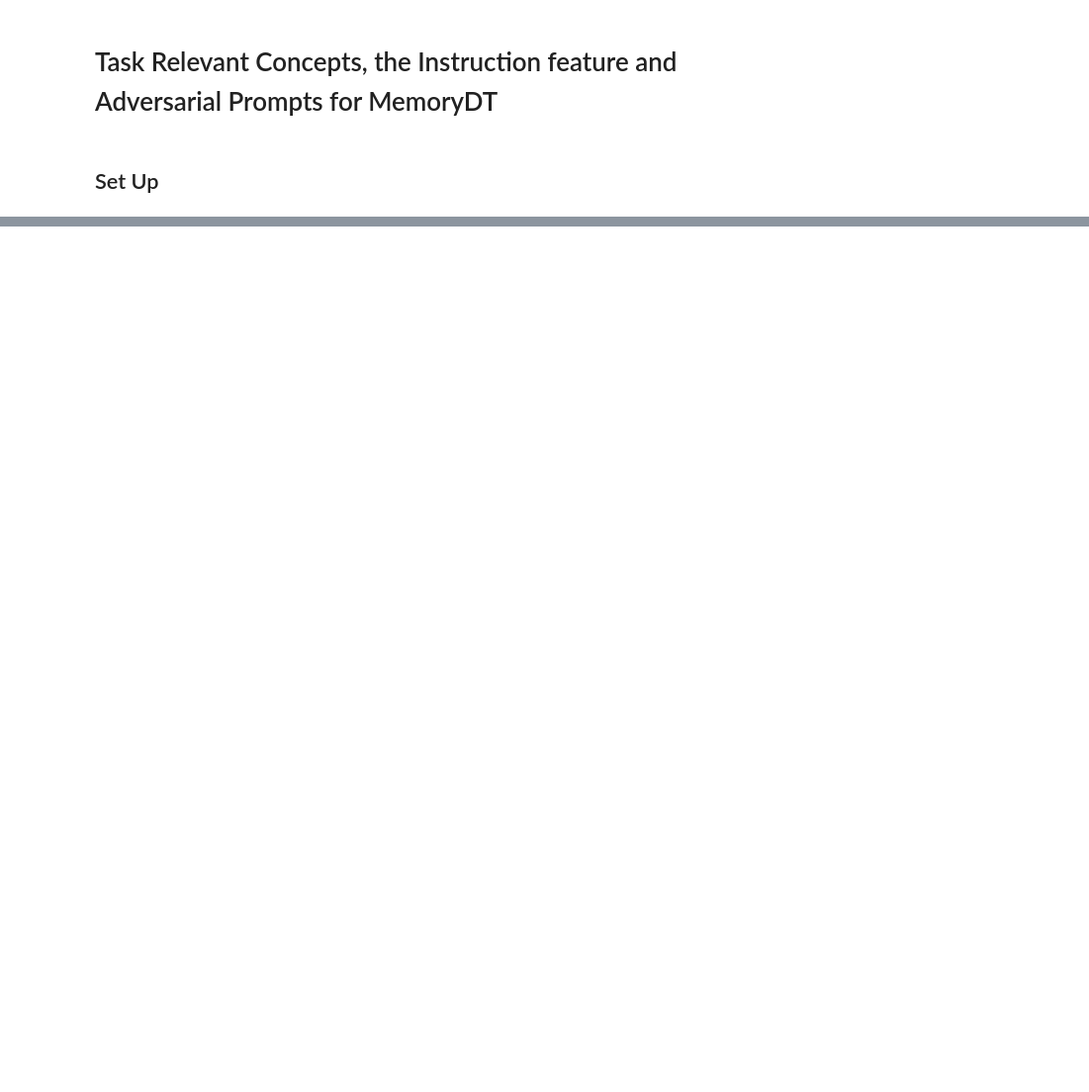
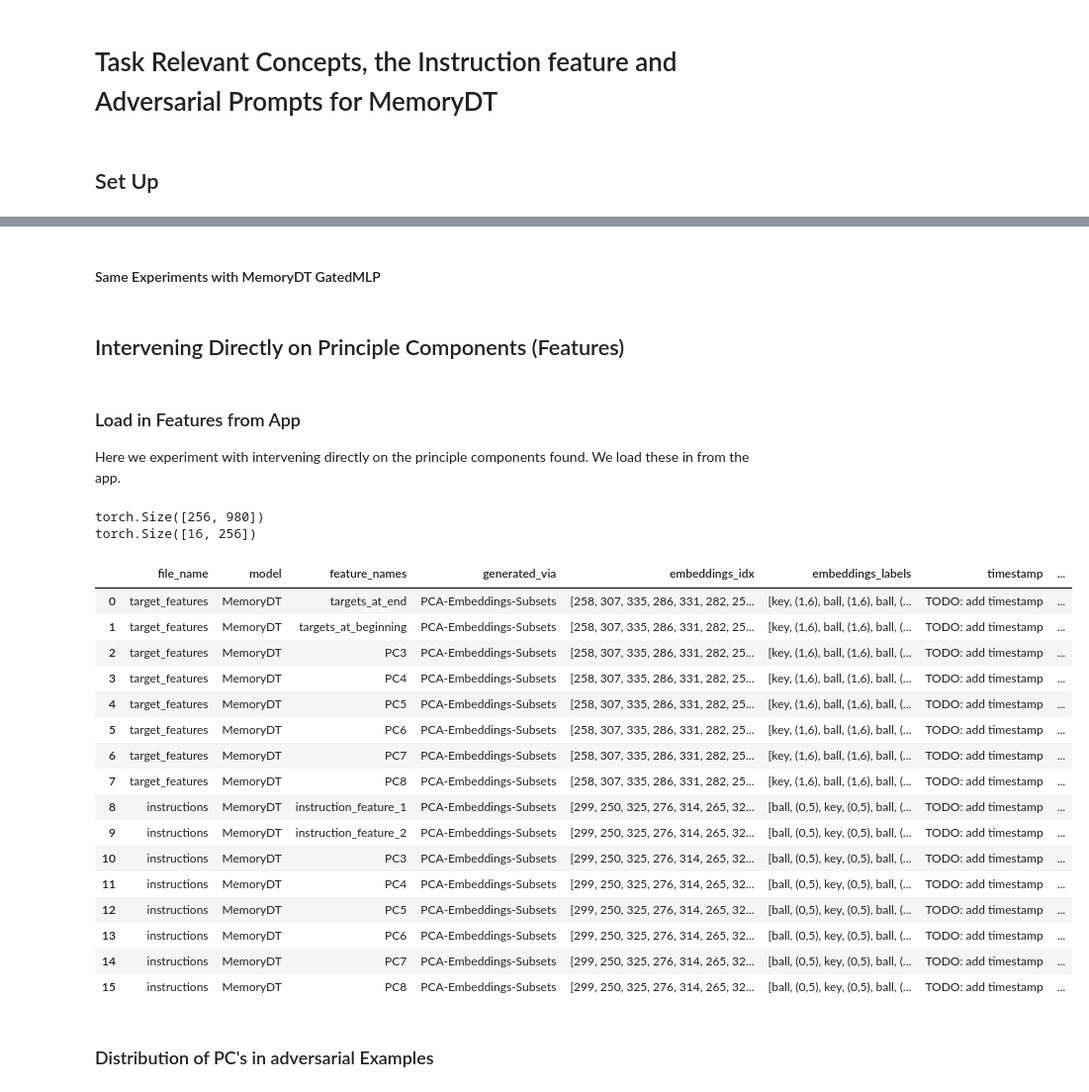
Before and after one commit to jbloomAus/DecisionTransformerInterpretability, a Jupyter notebook: dev/post_figures_adversarial_effectives.ipynb, the cells around one changed output, grey strips where cells are left out. Shown at 99% size. Drawn from its saved outputs; the diff is of its cells as text; code cells hidden in the pictures; blank space fills up the shorter version.

```diff
--- a/dev/post_figures_adversarial_effectives.ipynb
+++ b/dev/post_figures_adversarial_effectives.ipynb
@@ -873,0 +1079,2 @@ fig.show()
+# %% [markdown]
+#### Same Experiments with MemoryDT GatedMLP
@@ -873,0 +1108,37 @@ fig.show()
+# %% [markdown]
+## Intervening Directly on Principle Components (Features)
+# %% [markdown]
+### Load in Features from App
+
+Here we experiment with intervening directly on the principle components found. We load these in from the app.
+# %%
+from src.streamlit_app.constants import STATE_EMBEDDING_LABELS
+from src.streamlit_app.features import load_features
+
+# load embeddings in
+embeddings = dt.state_embedding.weight.detach()
+print(embeddings.shape)
+
+features, feature_metadata = load_features("../features")
+print(features.shape)
+feature_metadata
+# %% [output]
+torch.Size([256, 980])
+torch.Size([16, 256])
+|  | file_name | model | feature_names | generated_via | embeddings_idx | embeddings_labels | timestamp | ... |
+| 0 | target_features | MemoryDT | targets_at_end | PCA-Embeddings-Subsets | [258, 307, 335, 286, 331, 282, 25... | [key, (1,6), ball, (1,6), ball, (... | TODO: add timestamp | ... |
+| 1 | target_features | MemoryDT | targets_at_beginning | PCA-Embeddings-Subsets | [258, 307, 335, 286, 331, 282, 25... | [key, (1,6), ball, (1,6), ball, (... | TODO: add timestamp | ... |
+| 2 | target_features | MemoryDT | PC3 | PCA-Embeddings-Subsets | [258, 307, 335, 286, 331, 282, 25... | [key, (1,6), ball, (1,6), ball, (... | TODO: add timestamp | ... |
+| 3 | target_features | MemoryDT | PC4 | PCA-Embeddings-Subsets | [258, 307, 335, 286, 331, 282, 25... | [key, (1,6), ball, (1,6), ball, (... | TODO: add timestamp | ... |
+| 4 | target_features | MemoryDT | PC5 | PCA-Embeddings-Subsets | [258, 307, 335, 286, 331, 282, 25... | [key, (1,6), ball, (1,6), ball, (... | TODO: add timestamp | ... |
+| 5 | target_features | MemoryDT | PC6 | PCA-Embeddings-Subsets | [258, 307, 335, 286, 331, 282, 25... | [key, (1,6), ball, (1,6), ball, (... | TODO: add timestamp | ... |
+| 6 | target_features | MemoryDT | PC7 | PCA-Embeddings-Subsets | [258, 307, 335, 286, 331, 282, 25... | [key, (1,6), ball, (1,6), ball, (... | TODO: add timestamp | ... |
+| 7 | target_features | MemoryDT | PC8 | PCA-Embeddings-Subsets | [258, 307, 335, 286, 331, 282, 25... | [key, (1,6), ball, (1,6), ball, (... | TODO: add timestamp | ... |
+| 8 | instructions | MemoryDT | instruction_feature_1 | PCA-Embeddings-Subsets | [299, 250, 325, 276, 314, 265, 32... | [ball, (0,5), key, (0,5), ball, (... | TODO: add timestamp | ... |
+| 9 | instructions | MemoryDT | instruction_feature_2 | PCA-Embeddings-Subsets | [299, 250, 325, 276, 314, 265, 32... | [ball, (0,5), key, (0,5), ball, (... | TODO: add timestamp | ... |
+| 10 | instructions | MemoryDT | PC3 | PCA-Embeddings-Subsets | [299, 250, 325, 276, 314, 265, 32... | [ball, (0,5), key, (0,5), ball, (... | TODO: add timestamp | ... |
+| 11 | instructions | MemoryDT | PC4 | PCA-Embeddings-Subsets | [299, 250, 325, 276, 314, 265, 32... | [ball, (0,5), key, (0,5), ball, (... | TODO: add timestamp | ... |
+| 12 | instructions | MemoryDT | PC5 | PCA-Embeddings-Subsets | [299, 250, 325, 276, 314, 265, 32... | [ball, (0,5), key, (0,5), ball, (... | TODO: add timestamp | ... |
+| 13 | instructions | MemoryDT | PC6 | PCA-Embeddings-Subsets | [299, 250, 325, 276, 314, 265, 32... | [ball, (0,5), key, (0,5), ball, (... | TODO: add timestamp | ... |
+| 14 | instructions | MemoryDT | PC7 | PCA-Embeddings-Subsets | [299, 250, 325, 276, 314, 265, 32... | [ball, (0,5), key, (0,5), ball, (... | TODO: add timestamp | ... |
+| 15 | instructions | MemoryDT | PC8 | PCA-Embeddings-Subsets | [299, 250, 325, 276, 314, 265, 32... | [ball, (0,5), key, (0,5), ball, (... | TODO: add timestamp | ... |
@@ -873,0 +1191,2 @@ fig.show()
+# %% [markdown]
+### Distribution of PC's in adversarial Examples
```
Also changed, not shown: parts of 67 cells of this notebook, 3 other files.
